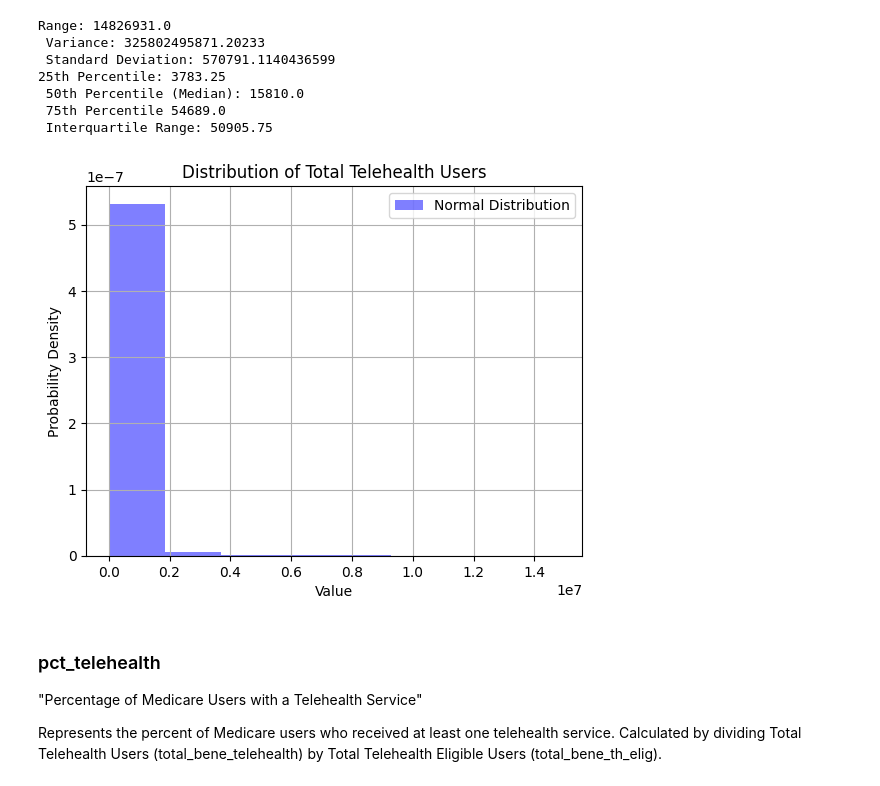
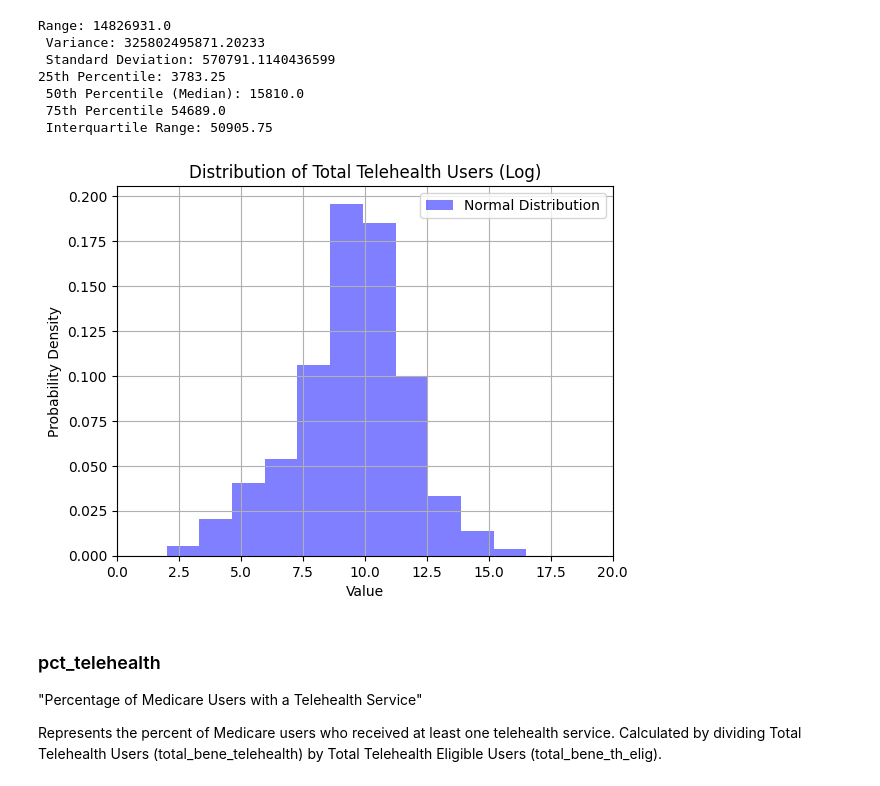
Before and after one commit to c-susan/datasci_3_eda, a Jupyter notebook: hha507assignment3.ipynb, the cells around one changed output. Cells and saved outputs as stored; diff of their text form; code cells hidden in the pictures.

```diff
--- a/hha507assignment3.ipynb
+++ b/hha507assignment3.ipynb
@@ -108,0 +129,3 @@ dtype: object
+# %%
+# Transformed the data using log.
+df['log_total_bene_th_elig'] = np.log(df['total_bene_th_elig'])
@@ -108,0 +146,3 @@ dtype: object
+# %%
+# Applied log
+df['log_total_partb_enrl'] = np.log(df['total_partb_enrl'])
@@ -108,0 +163,4 @@ dtype: object
+# %%
+# Applied log. The variable 'epsilon' was used to avoid dividing by zero.
+epsilon = 1e-10
+df['log_total_bene_telehealth'] = np.log(df['total_bene_telehealth'] + epsilon)
@@ -249,15 +322,18 @@ Range: 14826931.0
  Interquartile Range: 50905.75
 # %%
 # Visualization
-plt.hist(df['total_bene_telehealth'], bins=8, density=True, alpha=0.5, color='blue', label='Normal Distribution')
-plt.title('Distribution of Total Telehealth Users')
+plt.hist(df['log_total_bene_telehealth'], bins=30, density=True, alpha=0.5, color='blue', label='Normal Distribution')
+
+plt.xlim(0,20)
+
+plt.title('Distribution of Total Telehealth Users (Log)')
 plt.xlabel('Value')
 plt.ylabel('Probability Density')
 plt.legend()
 plt.grid(True)
 plt.show()
 # %% [output]
-[figure, old version]
+[figure, new version]
 # %% [markdown]
 ### pct_telehealth
 "Percentage of Medicare Users with a Telehealth Service"
```
Also changed, not shown: parts of 20 cells of this notebook.
